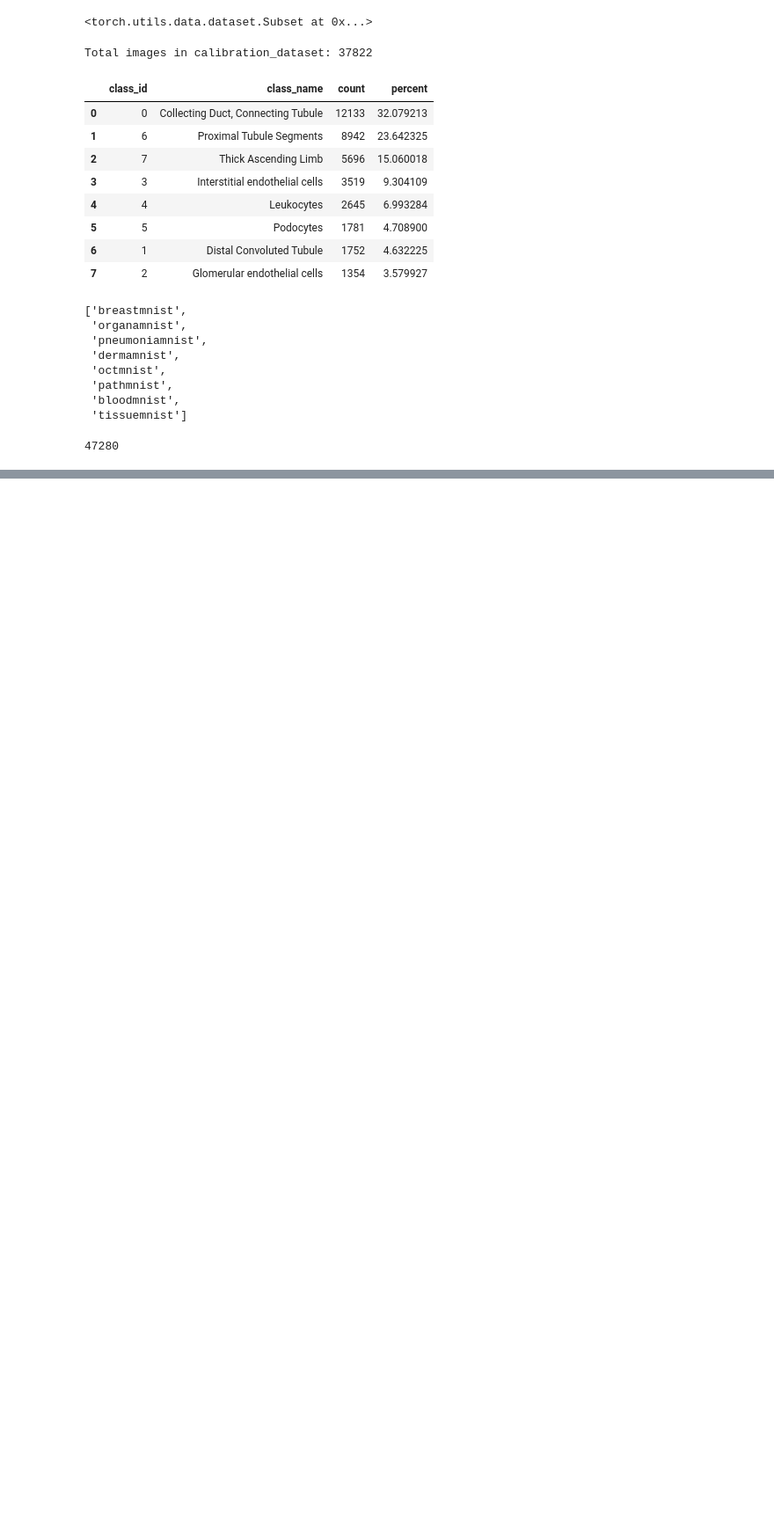
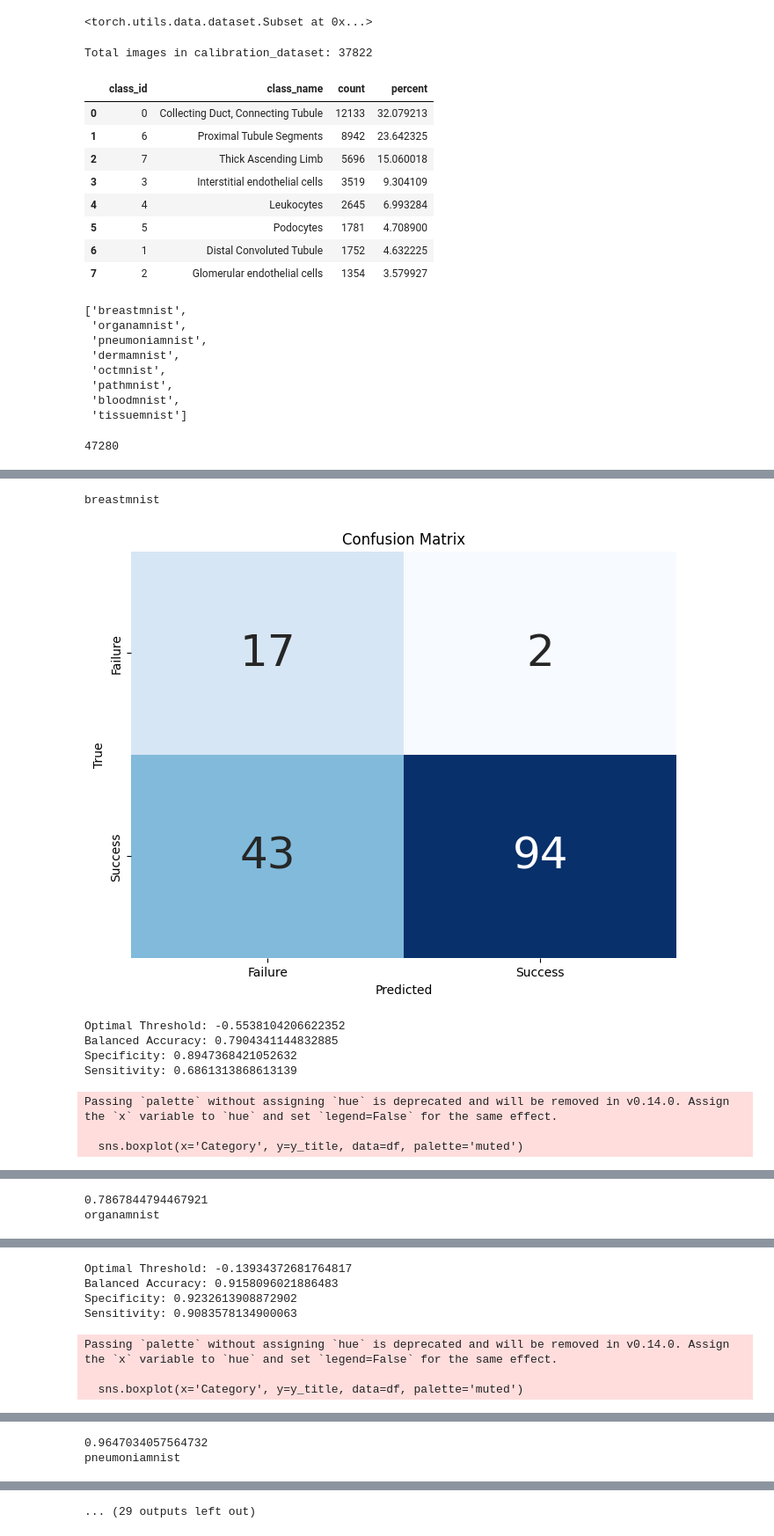
Before and after one commit to pstnmz/UQ_toolbox, a Jupyter notebook: medMNIST/visualize_results_and_combination.ipynb, the cells around one changed output, grey strips where cells are left out. Shown at 88% size. Saved outputs shown, nothing was run; the diff lists cells and outputs as text; code cells hidden in the pictures; blank space fills up the shorter version.

```diff
--- a/medMNIST/visualize_results_and_combination.ipynb
+++ b/medMNIST/visualize_results_and_combination.ipynb
@@ -538,9 +538,11 @@ len(mean_values)
 # %% [output]
 47280
 # %%
+mean_balanced_accuracies = {}
 for flag in flags:
     print(flag)
-    display_UQ_results(mean_values_flags[flag], correct_predictions[flag], incorrect_predictions[flag], 'Mean(Zscore(UQ metrics))', 'UQ methods combination', optim_metric='balanced_accuracy', swarmplot=False)
+    auc, balanced_acc = display_UQ_results(mean_values_flags[flag], correct_predictions[flag], incorrect_predictions[flag], 'Mean(Zscore(UQ metrics))', 'UQ methods combination', optim_metric='balanced_accuracy', swarmplot=False)
+    mean_balanced_accuracies[flag] = balanced_acc
 # %% [output]
 breastmnist
 [figure]
@@ -569,0 +572,16 @@ pneumoniamnist
+# %%
+min_balanced_accuracies = {}
+for flag in flags:
+    print(flag)
+    auc, balanced_acc = display_UQ_results(min_values_flags[flag], correct_predictions[flag], incorrect_predictions[flag], 'Min(Zscore(UQ metrics))', 'UQ methods combination', optim_metric='balanced_accuracy', swarmplot=False)
+    min_balanced_accuracies[flag] = balanced_acc
+# %% [output]
+breastmnist
+[figure, added]
+Optimal Threshold: -0.5538104206622352
+Balanced Accuracy: 0.7904341144832885
+Specificity: 0.8947368421052632
+Sensitivity: 0.6861313868613139
+Passing `palette` without assigning `hue` is deprecated and will be removed in v0.14.0. Assign the `x` variable to `hue` and set `legend=False` for the same effect.
+
+  sns.boxplot(x='Category', y=y_title, data=df, palette='muted')
@@ -569,0 +589,2 @@ pneumoniamnist
+0.7867844794467921
+organamnist
@@ -569,0 +592,7 @@ pneumoniamnist
+Optimal Threshold: -0.13934372681764817
+Balanced Accuracy: 0.9158096021886483
+Specificity: 0.9232613908872902
+Sensitivity: 0.9083578134900063
+Passing `palette` without assigning `hue` is deprecated and will be removed in v0.14.0. Assign the `x` variable to `hue` and set `legend=False` for the same effect.
+
+  sns.boxplot(x='Category', y=y_title, data=df, palette='muted')
@@ -569,0 +600,2 @@ pneumoniamnist
+0.9647034057564732
+pneumoniamnist
@@ -569,0 +603 @@ pneumoniamnist
+... (29 outputs left out)
```
Also changed, not shown: parts of 4 cells of this notebook, 2 other files.
